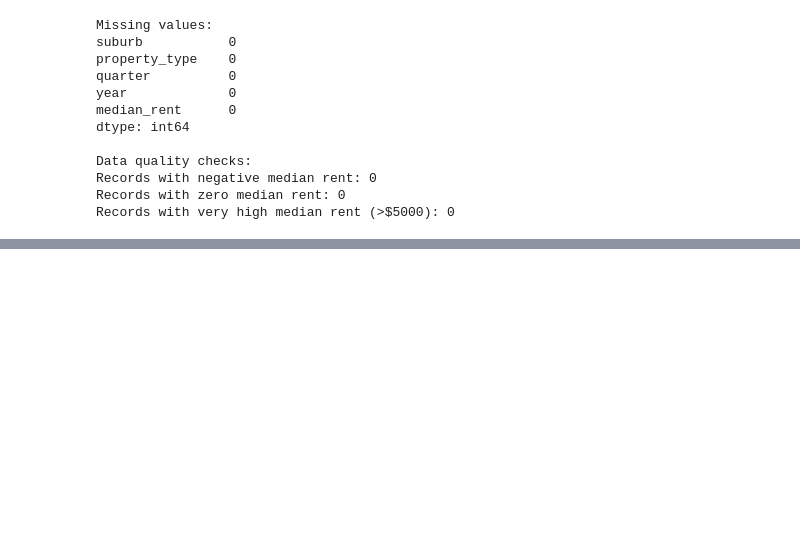
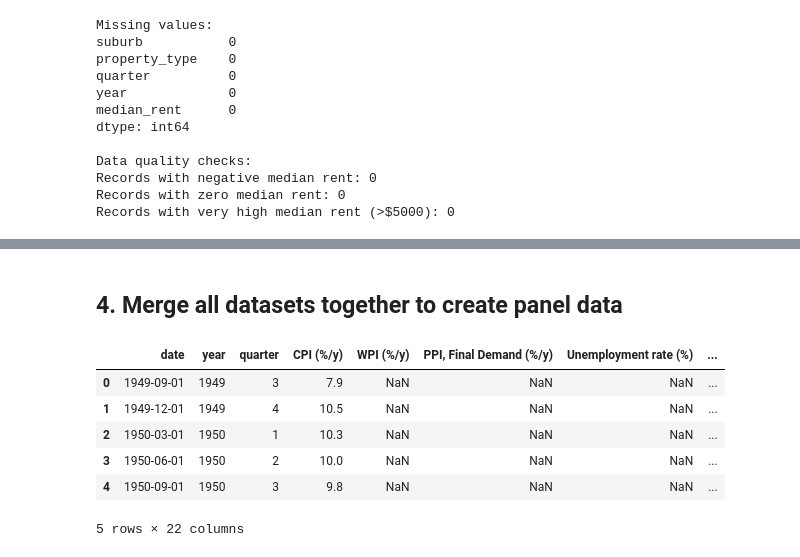
Before and after one commit to jackshee/real-estate-industry-project-public-version, a Jupyter notebook: notebooks/2_preprocess_forecast.ipynb, the cells around one changed output, grey strips where cells are left out. Drawn from its saved outputs; the diff is of its cells as text; code cells hidden in the pictures; blank space fills up the shorter version.

```diff
--- a/notebooks/2_preprocess_forecast.ipynb
+++ b/notebooks/2_preprocess_forecast.ipynb
@@ -732,0 +414,13 @@ merged_data['date'] = pd.to_datetime(merged_data['date'])
+# %% [markdown]
+## 4. Merge all datasets together to create panel data
+# %%
+economic_data = pd.read_csv("../data/processed/economic/economic_time_series.csv")
+economic_data.head()
+# %% [output]
+|  | date | year | quarter | CPI (%/y) | WPI (%/y) | PPI, Final Demand (%/y) | Unemployment rate (%) | ... |
+| 0 | 1949-09-01 | 1949 | 3 | 7.9 | NaN | NaN | NaN | ... |
+| 1 | 1949-12-01 | 1949 | 4 | 10.5 | NaN | NaN | NaN | ... |
+| 2 | 1950-03-01 | 1950 | 1 | 10.3 | NaN | NaN | NaN | ... |
+| 3 | 1950-06-01 | 1950 | 2 | 10.0 | NaN | NaN | NaN | ... |
+| 4 | 1950-09-01 | 1950 | 3 | 9.8 | NaN | NaN | NaN | ... |
+5 rows × 22 columns
```
Also changed, not shown: parts of 40 cells of this notebook, 21 other files.
